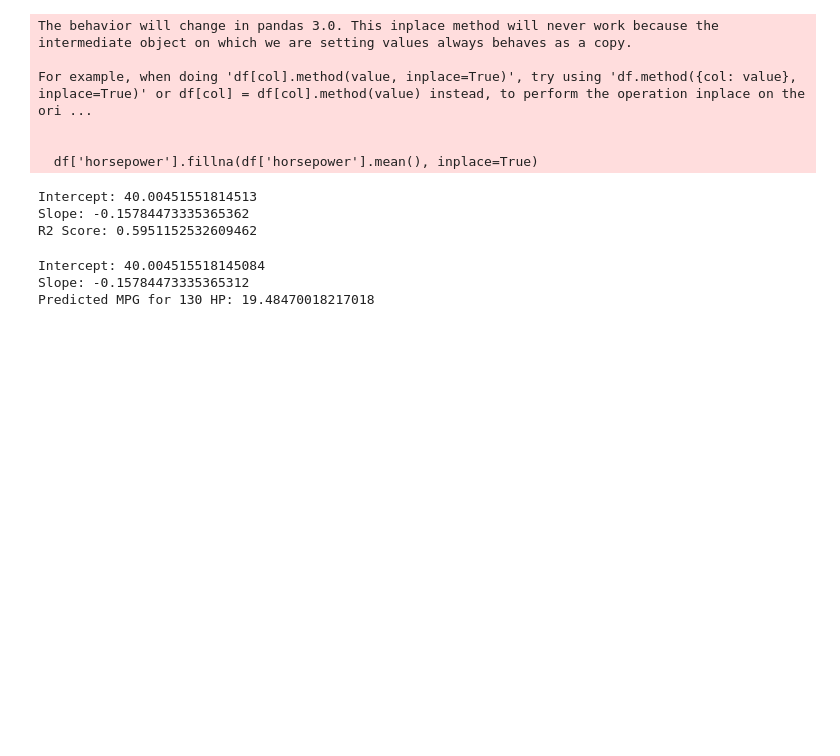
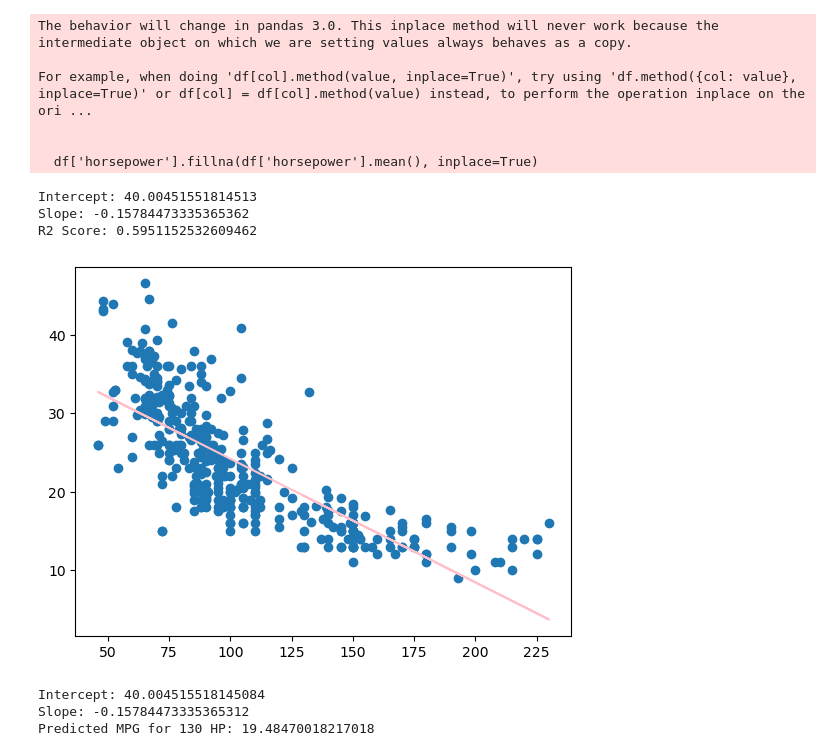
Before and after one commit to meruthasree/Machine_learning, a Jupyter notebook: car_price.ipynb, the cells around one changed output. Drawn from its saved outputs; the diff is of its cells as text; code cells hidden in the pictures; blank space fills up the shorter version.

```diff
--- a/car_price.ipynb
+++ b/car_price.ipynb
@@ -87,20 +87,24 @@ For example, when doing 'df[col].method(value, inplace=True)', try using 'df.met
 # %%
 #using scikit_learn
 from sklearn.linear_model import LinearRegression
 from sklearn.metrics import r2_score
 
 X = df[['horsepower']]   # 2D
 y = df['mpg']            # 1D
 model = LinearRegression()
 model.fit(X, y)
 y_pred = model.predict(X)
 print("Intercept:", model.intercept_)
 print("Slope:", model.coef_[0])
 print("R2 Score:", r2_score(y, y_pred))
+plt.scatter(x,y)
+plt.plot(x,y_pred,color='pink')
+plt.show()
 # %% [output]
 Intercept: 40.00451551814513
 Slope: -0.15784473335365362
 R2 Score: 0.5951152532609462
+[figure, added]
 # %%
 #using formula
 
```
